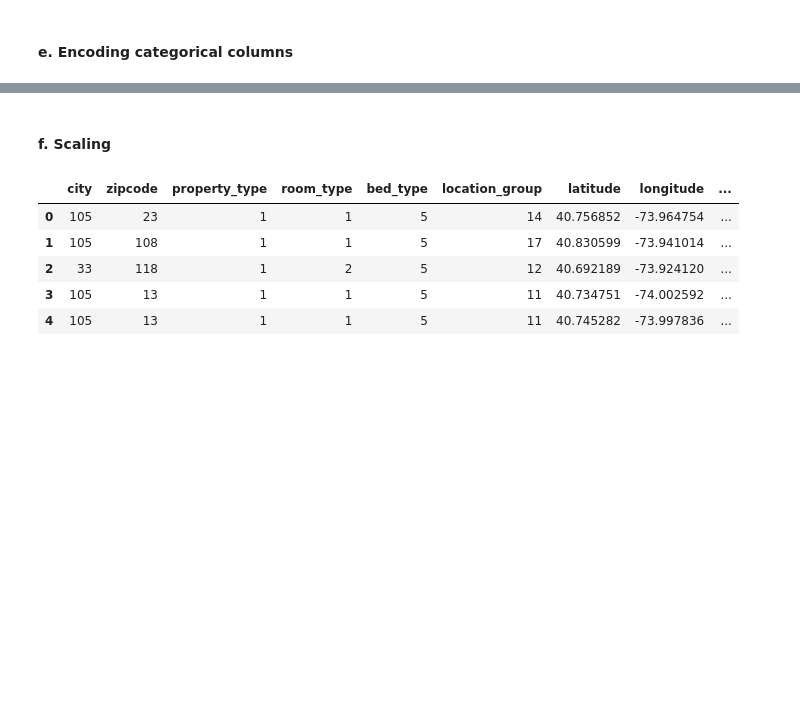
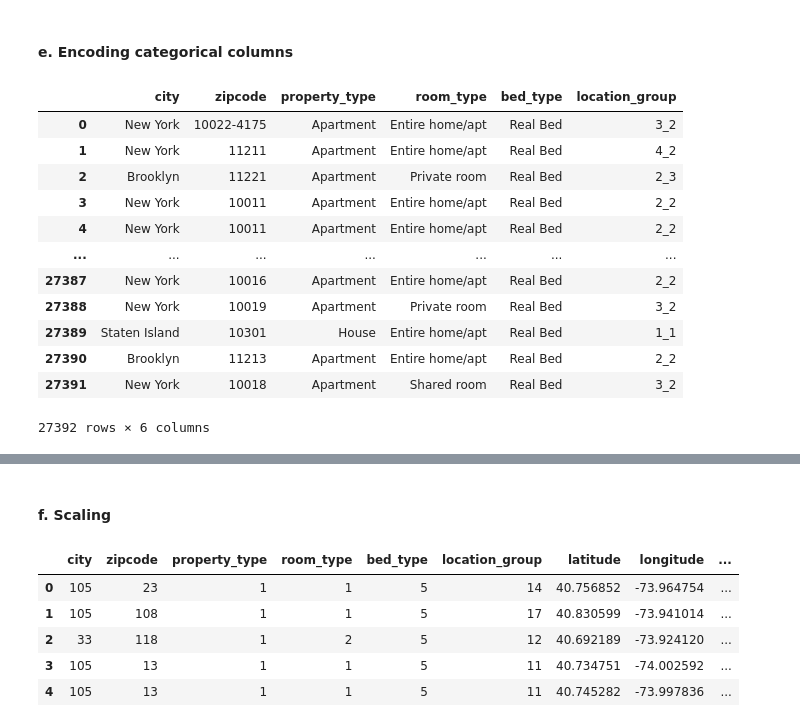
Before and after one commit to sheikh989/Airbnb_Case_study, a Jupyter notebook: Case_study.ipynb, the cells around one changed output, grey strips where cells are left out. Drawn from its saved outputs; the diff is of its cells as text; code cells hidden in the pictures; blank space fills up the shorter version.

```diff
--- a/Case_study.ipynb
+++ b/Case_study.ipynb
@@ -431,2 +457,23 @@ price_per_accommodation: Removed 204 outliers.
 # %% [markdown]
 #### e. Encoding categorical columns
+# %%
+categorical_dt= new_data.select_dtypes(include=['object']).columns
+numerical_dt= new_data.select_dtypes(include=['int','float']).columns
+# %%
+from sklearn.preprocessing import LabelEncoder
+label_encoded_data = new_data[categorical_dt].copy()
+label_encoded_data
+# %% [output]
+|  | city | zipcode | property_type | room_type | bed_type | location_group |
+| 0 | New York | 10022-4175 | Apartment | Entire home/apt | Real Bed | 3_2 |
+| 1 | New York | 11211 | Apartment | Entire home/apt | Real Bed | 4_2 |
+| 2 | Brooklyn | 11221 | Apartment | Private room | Real Bed | 2_3 |
+| 3 | New York | 10011 | Apartment | Entire home/apt | Real Bed | 2_2 |
+| 4 | New York | 10011 | Apartment | Entire home/apt | Real Bed | 2_2 |
+| ... | ... | ... | ... | ... | ... | ... |
+| 27387 | New York | 10016 | Apartment | Entire home/apt | Real Bed | 2_2 |
+| 27388 | New York | 10019 | Apartment | Private room | Real Bed | 3_2 |
+| 27389 | Staten Island | 10301 | House | Entire home/apt | Real Bed | 1_1 |
+| 27390 | Brooklyn | 11213 | Apartment | Entire home/apt | Real Bed | 2_2 |
+| 27391 | New York | 10018 | Apartment | Shared room | Real Bed | 3_2 |
+27392 rows × 6 columns
```
Also changed, not shown: parts of 23 cells of this notebook, 11 other files.
